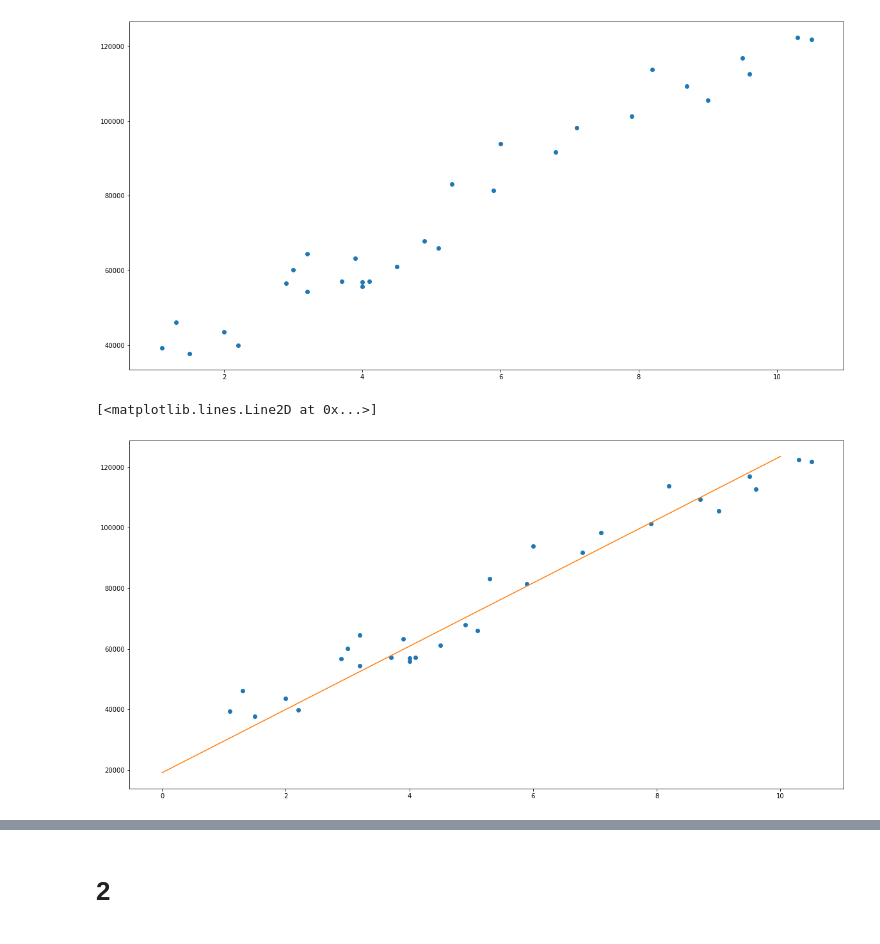
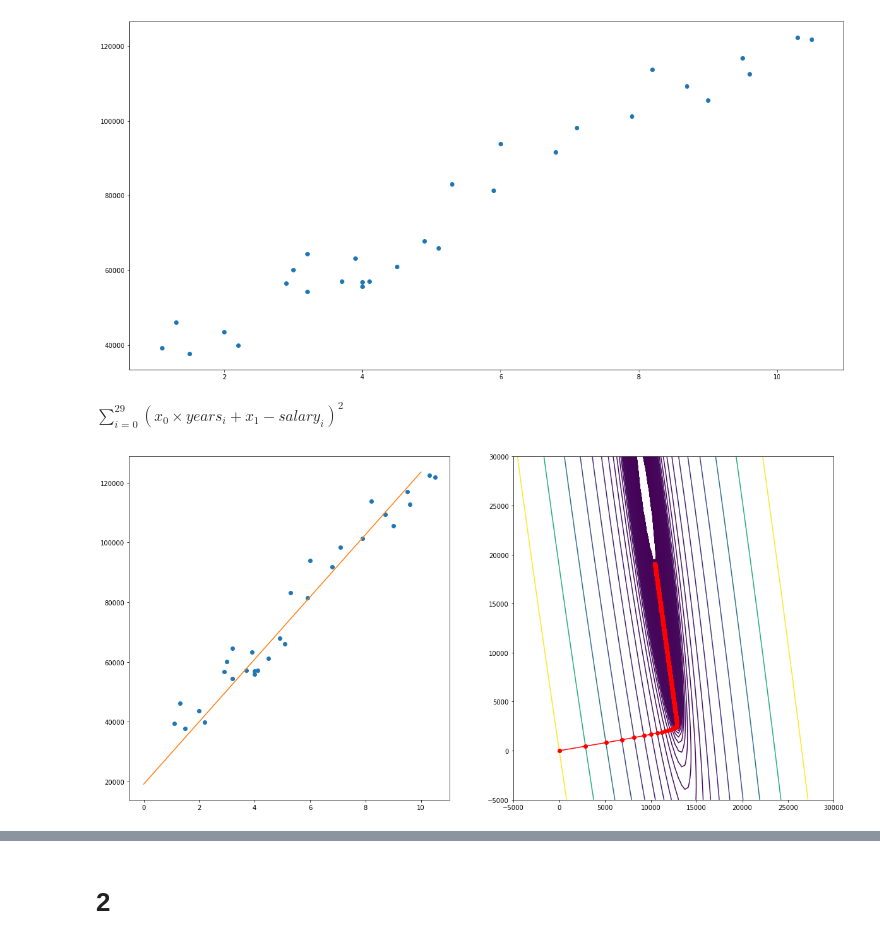
Before and after one commit to dzahbarov/opt-methods, a Jupyter notebook: lab2/lab2.ipynb, the cells around one changed output, grey strips where cells are left out. Cells and saved outputs as stored; diff of their text form; code cells hidden in the pictures.

```diff
--- a/lab2/lab2.ipynb
+++ b/lab2/lab2.ipynb
@@ -12,6 +12,35 @@ plt.plot(years, salary, 'o')
 # %% [output]
 [<matplotlib.lines.Line2D at 0x...>]
 [figure]
+# %%
+def draw_row(points):
+    res = points[-1]
+
+    fig, (ax1, ax2) = plt.subplots(1, 2)
+    x = np.linspace(0, 10, 100)
+    ax1.plot(years, salary, 'o')
+    ax1.plot(x, res[0] * x + res[1])
+
+    t = np.linspace(-5000, 30000, 100)
+    X = np.meshgrid(t, t)
+    ax2.contour(X[0], X[1], f(X), levels=sorted([f(p) for p in points] + list(np.linspace(-1, 1, 100))))
+    ax2.plot(points[:, 0], points[:, 1], 'o-', color='red')
+
+
+def draw_normalized(points):
+    res = points[-1]
+
+    fig, (ax1, ax2) = plt.subplots(1, 2)
+    x = np.linspace(-2, 2, 100)
+    ax1.plot(normalized_exp, normalized_salary, 'o')
+    ax1.plot(x, res[0] * x + res[1])
+
+    t = np.linspace(-1, 2, 100)
+    X = np.meshgrid(t, t)
+    ax2.contour(X[0], X[1], f(X), levels=sorted([f(p) for p in points] + list(np.linspace(-1, 1, 100))))
+    ax2.plot(points[:, 0], points[:, 1], 'o-', color='red')
+# %% [markdown]
+$\sum_{i=0}^{29} (x_0 \times years_i + x_1 - salary_i)^2$
 # %%
 def f(x):
     res = 0
@@ -34,12 +72,5 @@ def grad(f, x):
 # %%
-def const_lr(n, start):
-    return start
-
-def exp_lr(n, start):
-    k = 0.01
-    return start * np.exp(-k * n)
-
-def GB(f, lr, start, lr_strategy=const_lr, epoch=20):
+def gd(f, lr, start, lr_strategy=const_lr, epoch=20):
     x = start
     points = np.zeros((epoch, 2))
     points[0] = x
@@ -49,12 +80,7 @@ def GB(f, lr, start, lr_strategy=const_lr, epoch=20):
 
     return points
 # %%
-res = GB(f, 0.0001, start=[1, 1], epoch=1000)[-1]
-points = GB(f, 0.0001, start=[1, 1], epoch=1000)
+points = gd(f, 0.0001, start=[1, 1], epoch=1000)
+draw_row(points)
+# %% [output]
+[figure, added]
-# %%
-x = np.linspace(0, 10, 100)
-plt.plot(years, salary, 'o')
-plt.plot(x, res[0] * x + res[1])
-# %% [output]
-[<matplotlib.lines.Line2D at 0x...>]
-[figure, removed]
```
Also changed, not shown: parts of 32 cells of this notebook.
